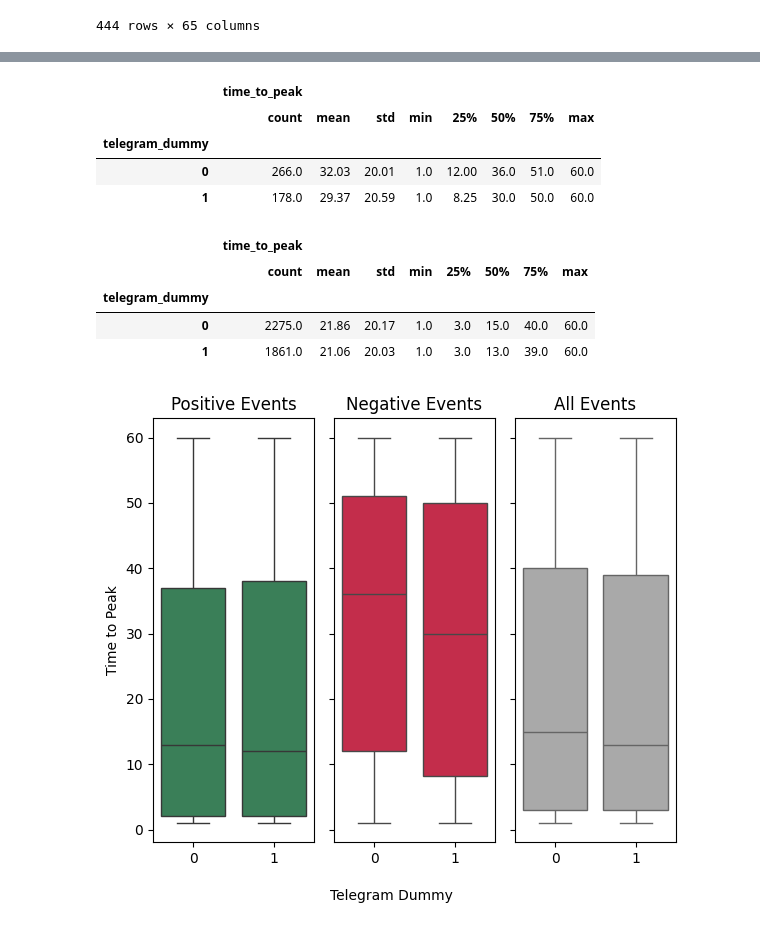
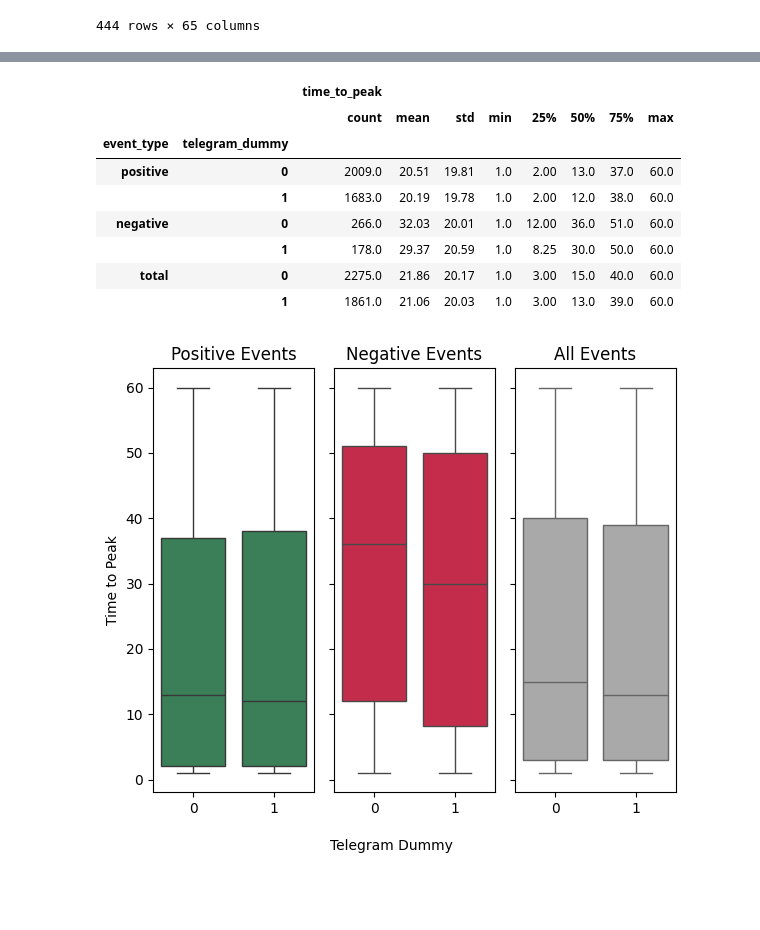
Before and after one commit to antaechan/dart-sentiment-analysis, a Jupyter notebook: analysis/regression_analysis_kind_all_volume_TTP.ipynb, the cells around one changed output, grey strips where cells are left out. Drawn from its saved outputs; the diff is of its cells as text; code cells hidden in the pictures; blank space fills up the shorter version.

```diff
--- a/analysis/regression_analysis_kind_all_volume_TTP.ipynb
+++ b/analysis/regression_analysis_kind_all_volume_TTP.ipynb
@@ -172,4 +172,4 @@ negative_df
 | 8537 | 2023-12-15 11:24:00+00:00 | -0.76 | -0.48 | -1.28 | -0.83 | -0.82 | -0.30 | -0.58 | ... |
 444 rows × 65 columns
 # %%
-positive_df[["time_to_peak", "telegram_dummy"]].groupby("telegram_dummy").describe().round(2)
+summary_pos = positive_df[["time_to_peak", "telegram_dummy"]].groupby("telegram_dummy").describe().round(2)
@@ -182,20 +176,24 @@ positive_df[["time_to_peak", "telegram_dummy"]].groupby("telegram_dummy").descri
 # %%
-negative_df[["time_to_peak", "telegram_dummy"]].groupby("telegram_dummy").describe().round(2)
+summary_neg = negative_df[["time_to_peak", "telegram_dummy"]].groupby("telegram_dummy").describe().round(2)
-# %% [output]
-|  | time_to_peak |  |  |  |  |  |  |  |
-|  | count | mean | std | min | 25% | 50% | 75% | max |
-| telegram_dummy |  |  |  |  |  |  |  |  |
-| 0 | 266.0 | 32.03 | 20.01 | 1.0 | 12.00 | 36.0 | 51.0 | 60.0 |
-| 1 | 178.0 | 29.37 | 20.59 | 1.0 | 8.25 | 30.0 | 50.0 | 60.0 |
 # %%
 df_total_ttp = pd.concat([positive_df, negative_df])
-df_total_ttp[["time_to_peak", "telegram_dummy"]].groupby("telegram_dummy").describe().round(2)
+summary_all = df_total_ttp[["time_to_peak", "telegram_dummy"]].groupby("telegram_dummy").describe().round(2)
-# %% [output]
-|  | time_to_peak |  |  |  |  |  |  |  |
-|  | count | mean | std | min | 25% | 50% | 75% | max |
-| telegram_dummy |  |  |  |  |  |  |  |  |
-| 0 | 2275.0 | 21.86 | 20.17 | 1.0 | 3.0 | 15.0 | 40.0 | 60.0 |
-| 1 | 1861.0 | 21.06 | 20.03 | 1.0 | 3.0 | 13.0 | 39.0 | 60.0 |
+# %%
+pd.concat(
+    [summary_pos, summary_neg, summary_all],
+    keys=["positive", "negative", "total"],
+    names=["event_type", "telegram_dummy"]
+)
+# %% [output]
+|  |  | time_to_peak |  |  |  |  |  |  |  |
+|  |  | count | mean | std | min | 25% | 50% | 75% | max |
+| event_type | telegram_dummy |  |  |  |  |  |  |  |  |
+| positive | 0 | 2009.0 | 20.51 | 19.81 | 1.0 | 2.00 | 13.0 | 37.0 | 60.0 |
+|  | 1 | 1683.0 | 20.19 | 19.78 | 1.0 | 2.00 | 12.0 | 38.0 | 60.0 |
+| negative | 0 | 266.0 | 32.03 | 20.01 | 1.0 | 12.00 | 36.0 | 51.0 | 60.0 |
+|  | 1 | 178.0 | 29.37 | 20.59 | 1.0 | 8.25 | 30.0 | 50.0 | 60.0 |
+| total | 0 | 2275.0 | 21.86 | 20.17 | 1.0 | 3.00 | 15.0 | 40.0 | 60.0 |
+|  | 1 | 1861.0 | 21.06 | 20.03 | 1.0 | 3.00 | 13.0 | 39.0 | 60.0 |
 # %%
 import matplotlib.pyplot as plt
 import seaborn as sns
```
Also changed, not shown: parts of 1 cell of this notebook.
